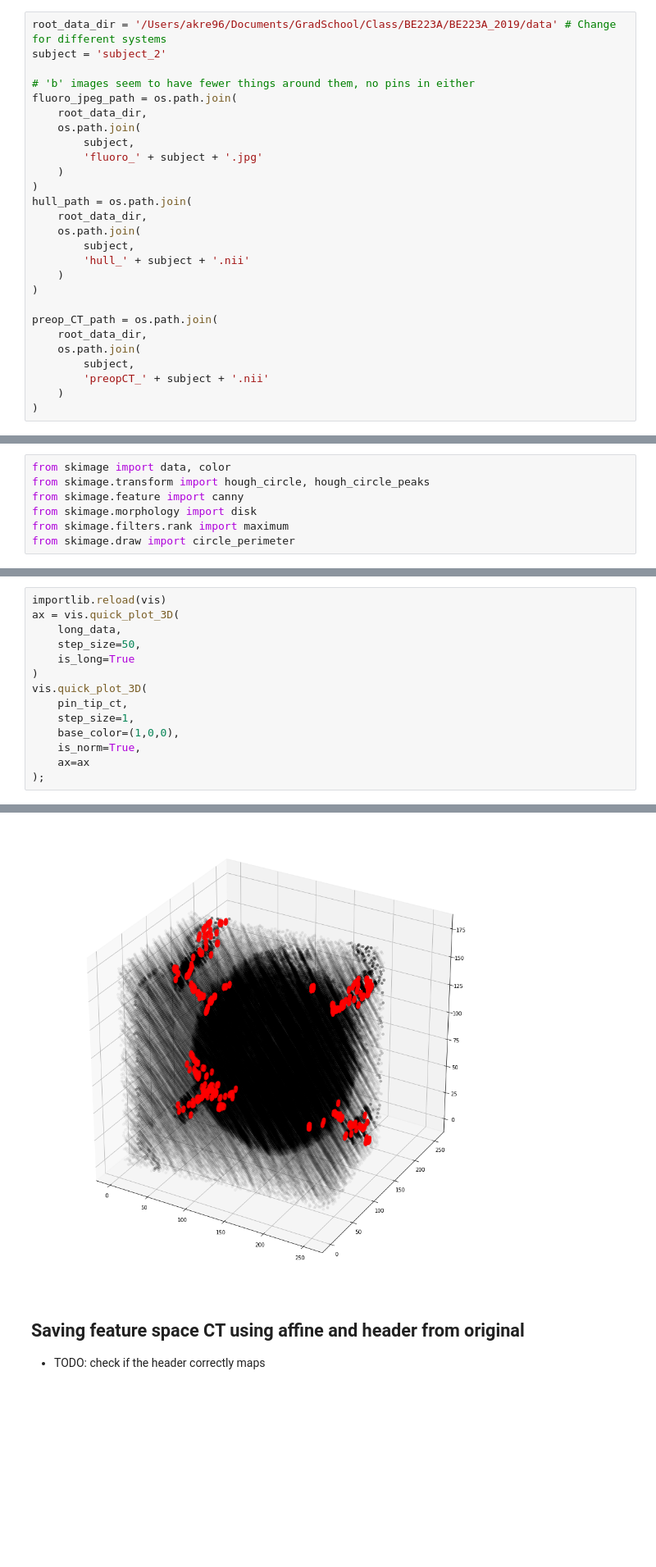
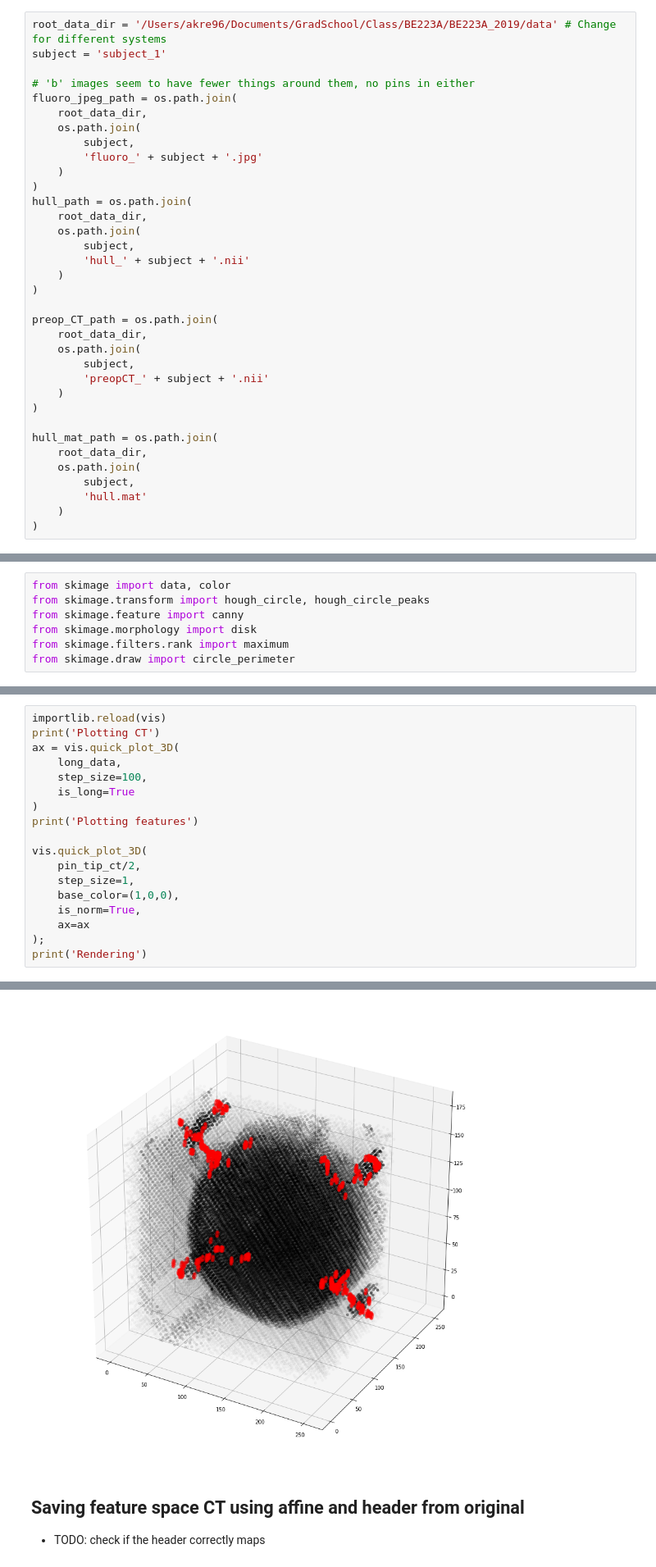
Before and after one commit to wspeier1/BE223A_2019, a Jupyter notebook: CT_Segmentation/Segment_CT-SA.ipynb, the cells around one changed output, grey strips where cells are left out. Shown at 82% size. Drawn from its saved outputs; the diff is of its cells as text; blank space fills up the shorter version.

```diff
--- a/CT_Segmentation/Segment_CT-SA.ipynb
+++ b/CT_Segmentation/Segment_CT-SA.ipynb
@@ -16,6 +17,6 @@ import scipy.ndimage as ndimage
 # %%
 root_data_dir = '/Users/akre96/Documents/GradSchool/Class/BE223A/BE223A_2019/data' # Change for different systems
-subject = 'subject_2'
+subject = 'subject_1'
 
 # 'b' images seem to have fewer things around them, no pins in either
 fluoro_jpeg_path = os.path.join(
@@ -40,6 +41,14 @@ preop_CT_path = os.path.join(
         'preopCT_' + subject + '.nii'
     )
 )
+
+hull_mat_path = os.path.join(
+    root_data_dir,
+    os.path.join(
+        subject,
+        'hull.mat'
+    )
+)
 # %%
 preop_CT = nib.load(preop_CT_path)
 preop_CT_data = preop_CT.get_fdata()
@@ -119,15 +128,19 @@ vis.plot_slice(pin_tip_ct, 'i', 200)
 # %%
 importlib.reload(vis)
+print('Plotting CT')
 ax = vis.quick_plot_3D(
     long_data,
-    step_size=50,
+    step_size=100,
     is_long=True
 )
+print('Plotting features')
+
 vis.quick_plot_3D(
-    pin_tip_ct,
+    pin_tip_ct/2,
     step_size=1,
     base_color=(1,0,0),
     is_norm=True,
     ax=ax
 );
+print('Rendering')
 # %% [output]
@@ -136,4 +152,4 @@ To range: 0.0 1.0
-[figure, old version]
+[figure, new version]
 # %% [markdown]
 ## Saving feature space CT using affine and header from original
 - TODO: check if the header correctly maps
```
Also changed, not shown: parts of 10 cells of this notebook.
